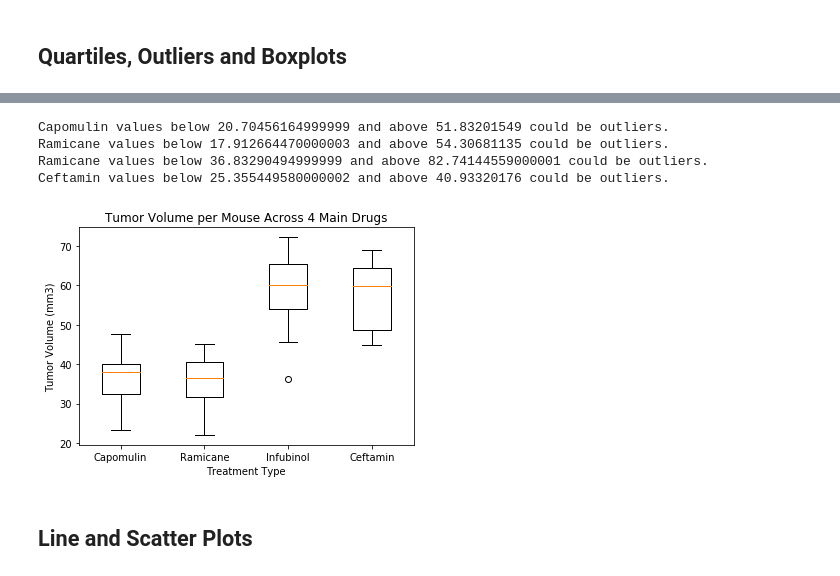
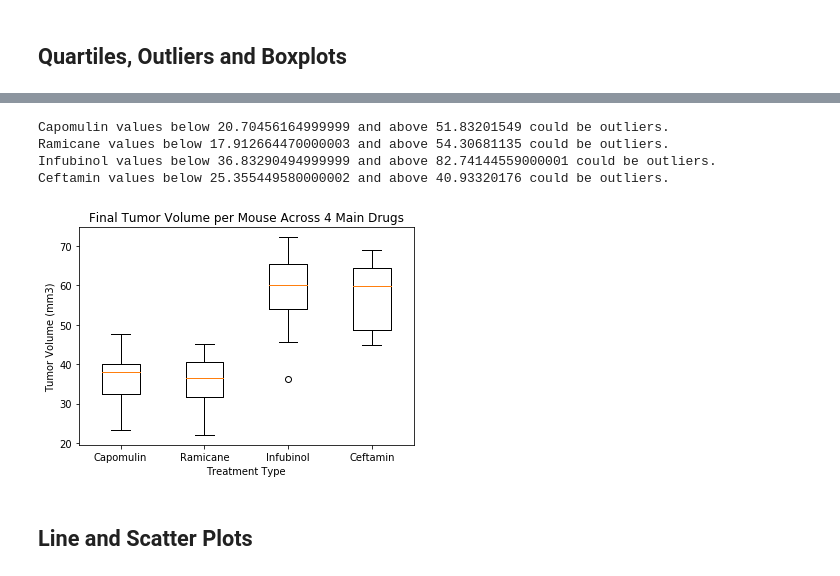
Before and after one commit to rasemanb/matplotlib-challenge, a Jupyter notebook: matplotlib-hw/pymaceuticals_starter.ipynb, the cells around one changed output, grey strips where cells are left out. Saved outputs shown, nothing was run; the diff lists cells and outputs as text; code cells hidden in the pictures.

```diff
--- a/matplotlib-hw/pymaceuticals_starter.ipynb
+++ b/matplotlib-hw/pymaceuticals_starter.ipynb
@@ -253,22 +241,22 @@ ub4 = uq4 - (iqr4*1.5)
 
 print(f"{drug[0]} values below {lb1} and above {ub1} could be outliers.")
 print(f"{drug[1]} values below {lb2} and above {ub2} could be outliers.")
-print(f"{drug[1]} values below {lb3} and above {ub3} could be outliers.")
+print(f"{drug[2]} values below {lb3} and above {ub3} could be outliers.")
 print(f"{drug[3]} values below {lb4} and above {ub4} could be outliers.")
 # %% [output]
 Capomulin values below 20.70456164999999 and above 51.83201549 could be outliers.
 Ramicane values below 17.912664470000003 and above 54.30681135 could be outliers.
-Ramicane values below 36.83290494999999 and above 82.74144559000001 could be outliers.
+Infubinol values below 36.83290494999999 and above 82.74144559000001 could be outliers.
 Ceftamin values below 25.355449580000002 and above 40.93320176 could be outliers.
 # %%
 # Generate a box plot of the final tumor volume of each mouse across four regimens of interest
 fig1, ax1 = plt.subplots()
-ax1.set_title('Tumor Volume per Mouse Across 4 Main Drugs')
+ax1.set_title('Final Tumor Volume per Mouse Across 4 Main Drugs')
 ax1.set_xlabel('Treatment Type')
 ax1.set_ylabel('Tumor Volume (mm3)')
 ax1.boxplot(tumorvol,labels=drug)
 plt.show()
 # %% [output]
-[figure, old version]
+[figure, new version]
 # %% [markdown]
 ## Line and Scatter Plots
```
Also changed, not shown: parts of 11 cells of this notebook.
